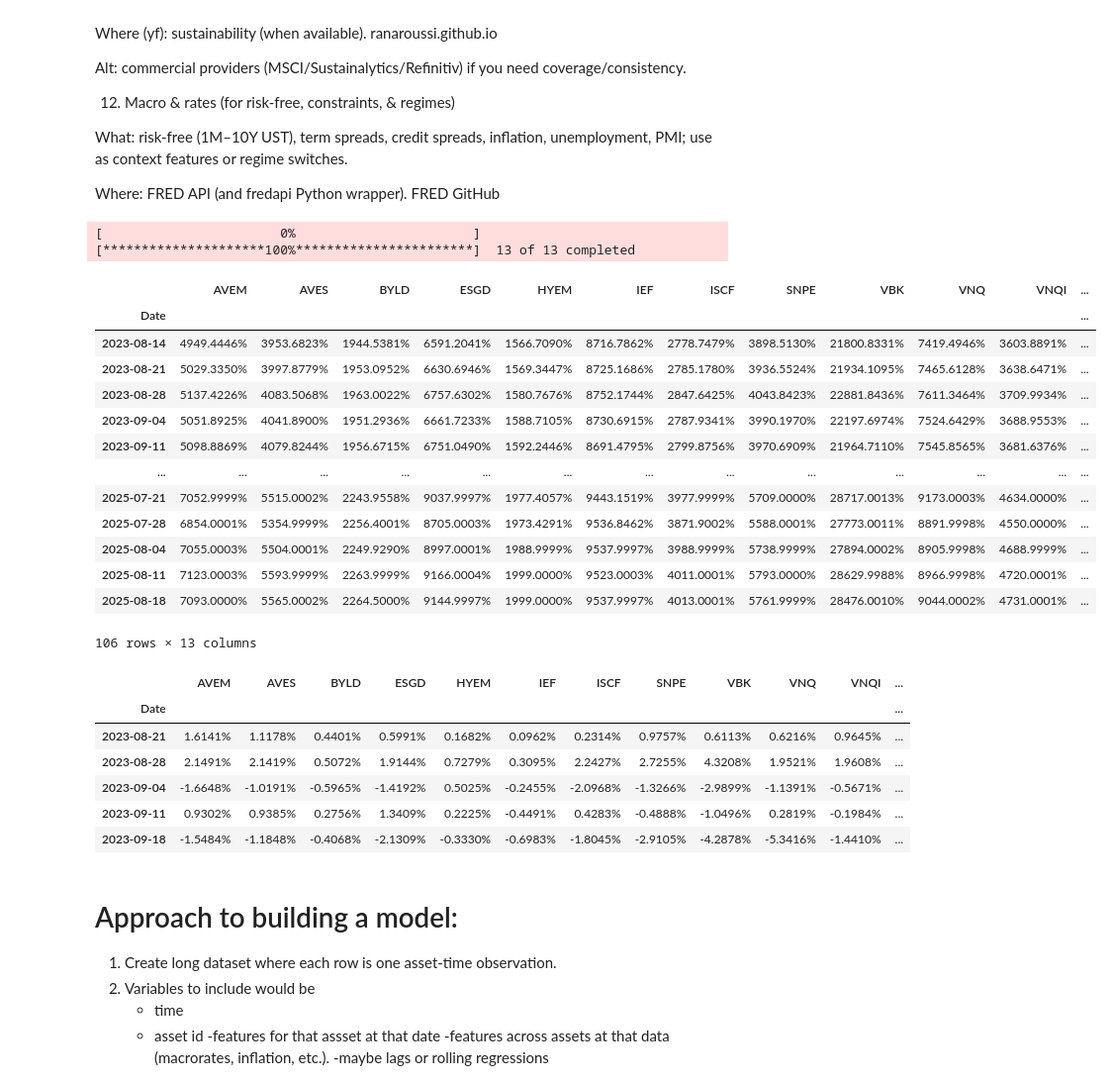
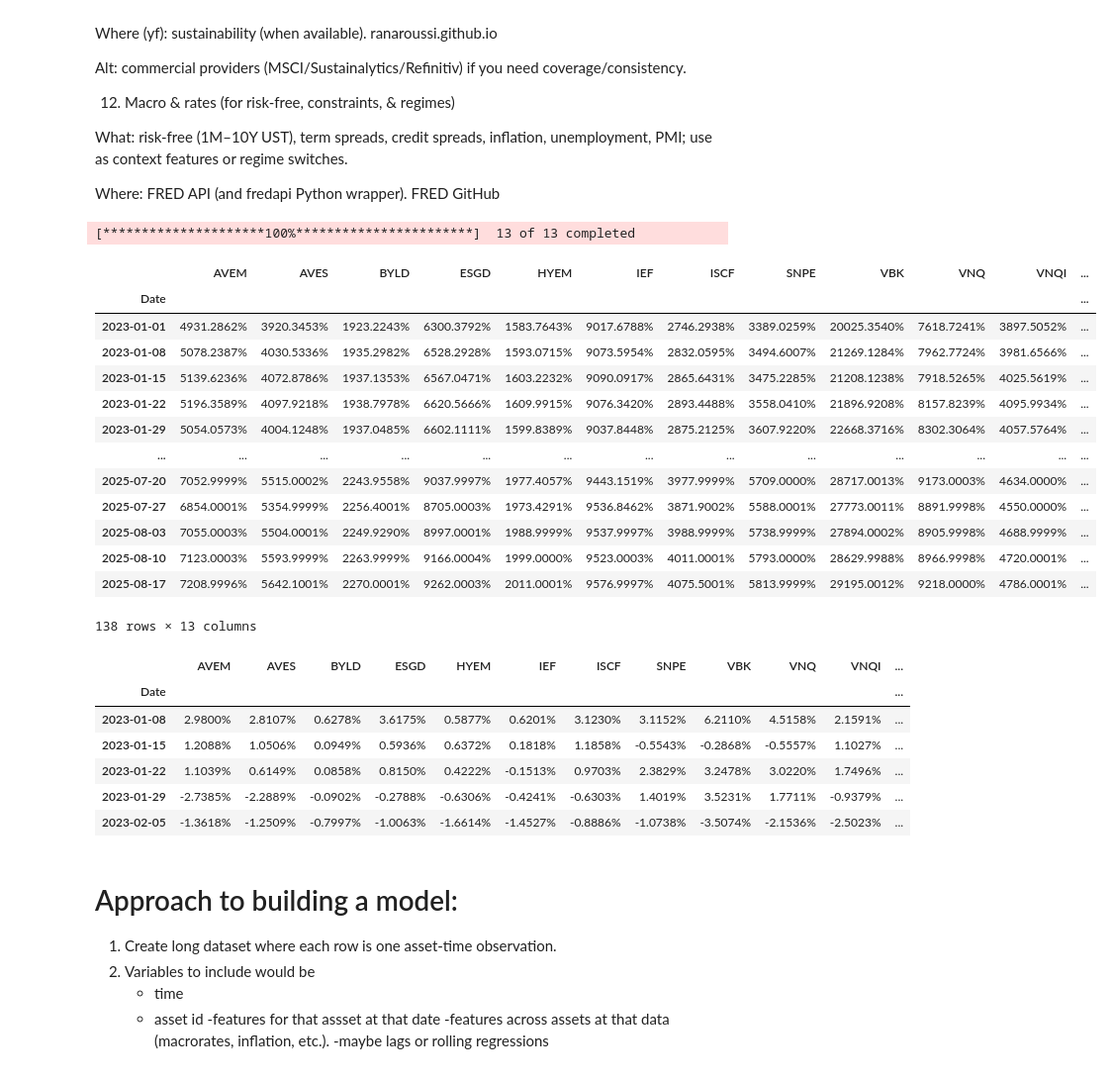
Before and after one commit to ethantenison/BayesFolio, a Jupyter notebook: marketmaven/notebooks/finding_additional_parameters.ipynb, the cells around one changed output. Shown at 99% size. Saved outputs shown, nothing was run; the diff lists cells and outputs as text; code cells hidden in the pictures.

```diff
--- a/marketmaven/notebooks/finding_additional_parameters.ipynb
+++ b/marketmaven/notebooks/finding_additional_parameters.ipynb
@@ -123,39 +123,40 @@ GitHub
 # %%
 import pandas as pd
 import yfinance as yf
 import warnings
+from marketmaven.utils import get_current_date
 
 warnings.filterwarnings("ignore")
 pd.options.display.float_format = '{:.4%}'.format
 
 # Date range
-start = '2023-08-18'
-end = '2025-08-19'
+start = '2023-01-01'
+end = get_current_date()
 interval = "1wk"
 
 # Tickers of assets
 assets = ['AVEM', 'XMMO', 'ESGD', 'BYLD', 'ISCF', 'HYEM', 'VWOB', 'VNQI', 'VNQ', 'SNPE', 'AVES', 'IEF', 'VBK'] # , 'AGEPX', 'SWSSX', 'SWVXX' mutual funds
 assets.sort()
 raw_data = yf.download(assets, start=start, end=end, auto_adjust=False, interval=interval)
 data = raw_data.loc[:, ('Adj Close', slice(None))]
 data.columns = assets
 data
 # %% [output]
-[                       0%                       ][*********************100%***********************]  13 of 13 completed
+[*********************100%***********************]  13 of 13 completed
 |  | AVEM | AVES | BYLD | ESGD | HYEM | IEF | ISCF | SNPE | VBK | VNQ | VNQI | ... |
 | Date |  |  |  |  |  |  |  |  |  |  |  | ... |
-| 2023-08-14 | 4949.4446% | 3953.6823% | 1944.5381% | 6591.2041% | 1566.7090% | 8716.7862% | 2778.7479% | 3898.5130% | 21800.8331% | 7419.4946% | 3603.8891% | ... |
-| 2023-08-21 | 5029.3350% | 3997.8779% | 1953.0952% | 6630.6946% | 1569.3447% | 8725.1686% | 2785.1780% | 3936.5524% | 21934.1095% | 7465.6128% | 3638.6471% | ... |
-| 2023-08-28 | 5137.4226% | 4083.5068% | 1963.0022% | 6757.6302% | 1580.7676% | 8752.1744% | 2847.6425% | 4043.8423% | 22881.8436% | 7611.3464% | 3709.9934% | ... |
-| 2023-09-04 | 5051.8925% | 4041.8900% | 1951.2936% | 6661.7233% | 1588.7105% | 8730.6915% | 2787.9341% | 3990.1970% | 22197.6974% | 7524.6429% | 3688.9553% | ... |
-| 2023-09-11 | 5098.8869% | 4079.8244% | 1956.6715% | 6751.0490% | 1592.2446% | 8691.4795% | 2799.8756% | 3970.6909% | 21964.7110% | 7545.8565% | 3681.6376% | ... |
+| 2023-01-01 | 4931.2862% | 3920.3453% | 1923.2243% | 6300.3792% | 1583.7643% | 9017.6788% | 2746.2938% | 3389.0259% | 20025.3540% | 7618.7241% | 3897.5052% | ... |
+| 2023-01-08 | 5078.2387% | 4030.5336% | 1935.2982% | 6528.2928% | 1593.0715% | 9073.5954% | 2832.0595% | 3494.6007% | 21269.1284% | 7962.7724% | 3981.6566% | ... |
+| 2023-01-15 | 5139.6236% | 4072.8786% | 1937.1353% | 6567.0471% | 1603.2232% | 9090.0917% | 2865.6431% | 3475.2285% | 21208.1238% | 7918.5265% | 4025.5619% | ... |
+| 2023-01-22 | 5196.3589% | 4097.9218% | 1938.7978% | 6620.5666% | 1609.9915% | 9076.3420% | 2893.4488% | 3558.0410% | 21896.9208% | 8157.8239% | 4095.9934% | ... |
+| 2023-01-29 | 5054.0573% | 4004.1248% | 1937.0485% | 6602.1111% | 1599.8389% | 9037.8448% | 2875.2125% | 3607.9220% | 22668.3716% | 8302.3064% | 4057.5764% | ... |
 | ... | ... | ... | ... | ... | ... | ... | ... | ... | ... | ... | ... | ... |
-| 2025-07-21 | 7052.9999% | 5515.0002% | 2243.9558% | 9037.9997% | 1977.4057% | 9443.1519% | 3977.9999% | 5709.0000% | 28717.0013% | 9173.0003% | 4634.0000% | ... |
-| 2025-07-28 | 6854.0001% | 5354.9999% | 2256.4001% | 8705.0003% | 1973.4291% | 9536.8462% | 3871.9002% | 5588.0001% | 27773.0011% | 8891.9998% | 4550.0000% | ... |
-| 2025-08-04 | 7055.0003% | 5504.0001% | 2249.9290% | 8997.0001% | 1988.9999% | 9537.9997% | 3988.9999% | 5738.9999% | 27894.0002% | 8905.9998% | 4688.9999% | ... |
-| 2025-08-11 | 7123.0003% | 5593.9999% | 2263.9999% | 9166.0004% | 1999.0000% | 9523.0003% | 4011.0001% | 5793.0000% | 28629.9988% | 8966.9998% | 4720.0001% | ... |
-| 2025-08-18 | 7093.0000% | 5565.0002% | 2264.5000% | 9144.9997% | 1999.0000% | 9537.9997% | 4013.0001% | 5761.9999% | 28476.0010% | 9044.0002% | 4731.0001% | ... |
+| 2025-07-20 | 7052.9999% | 5515.0002% | 2243.9558% | 9037.9997% | 1977.4057% | 9443.1519% | 3977.9999% | 5709.0000% | 28717.0013% | 9173.0003% | 4634.0000% | ... |
+| 2025-07-27 | 6854.0001% | 5354.9999% | 2256.4001% | 8705.0003% | 1973.4291% | 9536.8462% | 3871.9002% | 5588.0001% | 27773.0011% | 8891.9998% | 4550.0000% | ... |
+| 2025-08-03 | 7055.0003% | 5504.0001% | 2249.9290% | 8997.0001% | 1988.9999% | 9537.9997% | 3988.9999% | 5738.9999% | 27894.0002% | 8905.9998% | 4688.9999% | ... |
+| 2025-08-10 | 7123.0003% | 5593.9999% | 2263.9999% | 9166.0004% | 1999.0000% | 9523.0003% | 4011.0001% | 5793.0000% | 28629.9988% | 8966.9998% | 4720.0001% | ... |
+| 2025-08-17 | 7208.9996% | 5642.1001% | 2270.0001% | 9262.0003% | 2011.0001% | 9576.9997% | 4075.5001% | 5813.9999% | 29195.0012% | 9218.0000% | 4786.0001% | ... |
-106 rows × 13 columns
+138 rows × 13 columns
 # %%
 # Calculating returns
 
@@ -165,11 +166,11 @@ display(Y.head())
 # %% [output]
 |  | AVEM | AVES | BYLD | ESGD | HYEM | IEF | ISCF | SNPE | VBK | VNQ | VNQI | ... |
 | Date |  |  |  |  |  |  |  |  |  |  |  | ... |
-| 2023-08-21 | 1.6141% | 1.1178% | 0.4401% | 0.5991% | 0.1682% | 0.0962% | 0.2314% | 0.9757% | 0.6113% | 0.6216% | 0.9645% | ... |
-| 2023-08-28 | 2.1491% | 2.1419% | 0.5072% | 1.9144% | 0.7279% | 0.3095% | 2.2427% | 2.7255% | 4.3208% | 1.9521% | 1.9608% | ... |
-| 2023-09-04 | -1.6648% | -1.0191% | -0.5965% | -1.4192% | 0.5025% | -0.2455% | -2.0968% | -1.3266% | -2.9899% | -1.1391% | -0.5671% | ... |
-| 2023-09-11 | 0.9302% | 0.9385% | 0.2756% | 1.3409% | 0.2225% | -0.4491% | 0.4283% | -0.4888% | -1.0496% | 0.2819% | -0.1984% | ... |
-| 2023-09-18 | -1.5484% | -1.1848% | -0.4068% | -2.1309% | -0.3330% | -0.6983% | -1.8045% | -2.9105% | -4.2878% | -5.3416% | -1.4410% | ... |
+| 2023-01-08 | 2.9800% | 2.8107% | 0.6278% | 3.6175% | 0.5877% | 0.6201% | 3.1230% | 3.1152% | 6.2110% | 4.5158% | 2.1591% | ... |
+| 2023-01-15 | 1.2088% | 1.0506% | 0.0949% | 0.5936% | 0.6372% | 0.1818% | 1.1858% | -0.5543% | -0.2868% | -0.5557% | 1.1027% | ... |
+| 2023-01-22 | 1.1039% | 0.6149% | 0.0858% | 0.8150% | 0.4222% | -0.1513% | 0.9703% | 2.3829% | 3.2478% | 3.0220% | 1.7496% | ... |
+| 2023-01-29 | -2.7385% | -2.2889% | -0.0902% | -0.2788% | -0.6306% | -0.4241% | -0.6303% | 1.4019% | 3.5231% | 1.7711% | -0.9379% | ... |
+| 2023-02-05 | -1.3618% | -1.2509% | -0.7997% | -1.0063% | -1.6614% | -1.4527% | -0.8886% | -1.0738% | -3.5074% | -2.1536% | -2.5023% | ... |
 # %% [markdown]
 # Approach to building a model:
 
```
Also changed, not shown: parts of 21 cells of this notebook.
